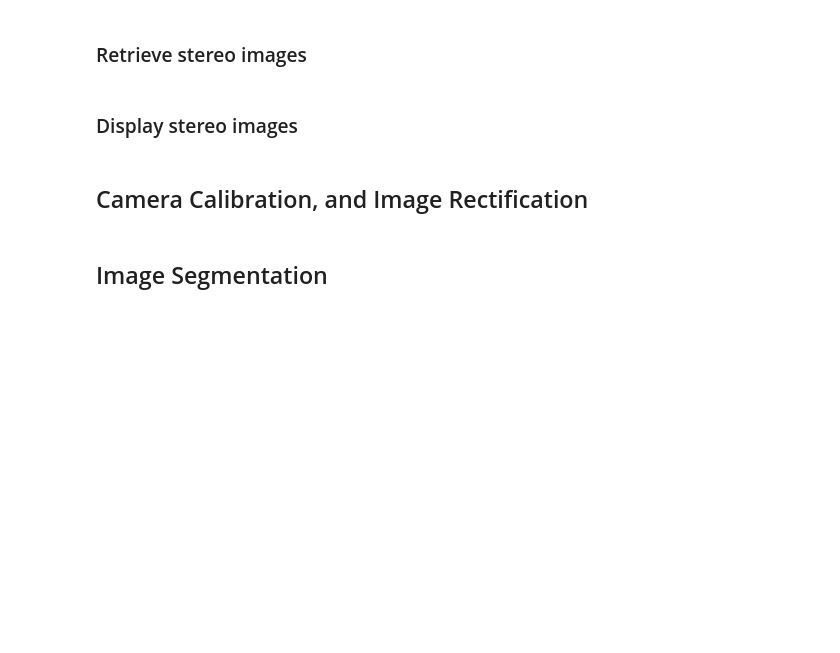
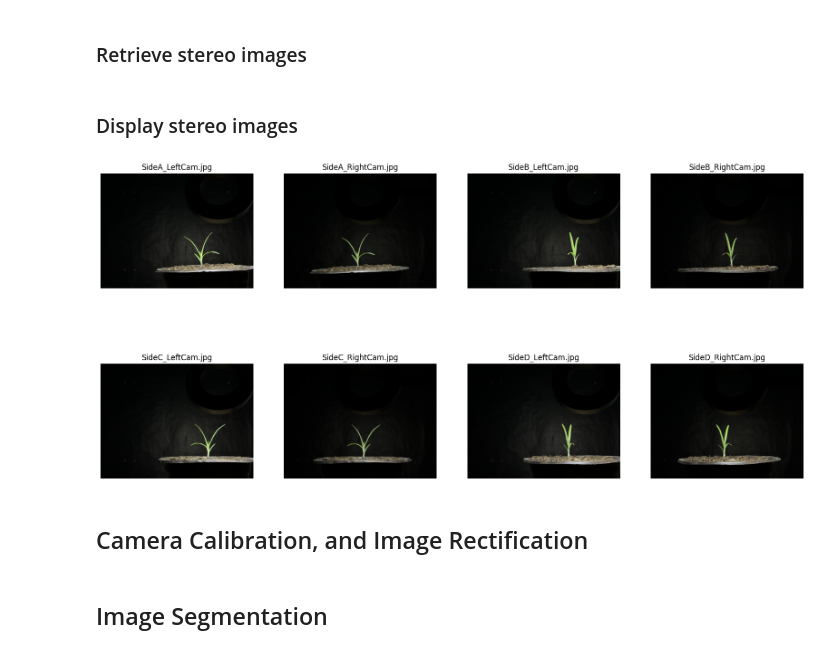
Before and after one commit to ivanintelligence/research-innovative-3d-model-reconstruction-from-2d-stereoscopic-plant-images, a Jupyter notebook: research_innovative_3d_model_reconstruction_from_2d_stereoscopic_plant_images_our_code.ipynb, the cells around one changed output. Cells and saved outputs as stored; diff of their text form; code cells hidden in the pictures; blank space fills up the shorter version.

```diff
--- a/research_innovative_3d_model_reconstruction_from_2d_stereoscopic_plant_images_our_code.ipynb
+++ b/research_innovative_3d_model_reconstruction_from_2d_stereoscopic_plant_images_our_code.ipynb
@@ -5,7 +42,31 @@
 # %% [markdown]
 # Global variables
+# %%
+# Define the path to your stereo images
+stereo_images_path = '/content/drive/MyDrive/Research Files/Other files/Development/3D Construction/Our 3D Construction/Files/Stereo images'
+
+# Filenames of the stereo images
+filenames = [
+    'SideA_LeftCam.jpg', 'SideA_RightCam.jpg',
+    'SideB_LeftCam.jpg', 'SideB_RightCam.jpg',
+    'SideC_LeftCam.jpg', 'SideC_RightCam.jpg',
+    'SideD_LeftCam.jpg', 'SideD_RightCam.jpg'
+]
+
+# Define the path to your calibration images
+calibration_images_path = '/content/drive/MyDrive/Research Files/Other files/Development/3D Construction/Our 3D Construction/Files/Checkerboard/Large checkerboard'
 # %% [markdown]
 # Functions
+# %%
+# Display the images
+def display_images(images, titles):
+    plt.figure(figsize=(20, 10))
+    for i, img in enumerate(images):
+        plt.subplot(2, 4, i+1)
+        plt.imshow(cv2.cvtColor(img, cv2.COLOR_BGR2RGB))
+        plt.title(titles[i])
+        plt.axis('off')
+    plt.show()
 # %% [markdown]
 # Program start
 # %% [markdown]
@@ -15,7 +82,22 @@
 # %% [markdown]
 ### Retrieve stereo images
+# %%
+# Load the images
+stereo_images = []
+for filename in filenames:
+    image_path = os.path.join(stereo_images_path, filename)
+    if os.path.exists(image_path):
+        img = cv2.imread(image_path)
+        stereo_images.append(img)
+    else:
+        print(f"Error: {filename} not found at {image_path}")
 # %% [markdown]
 ### Display stereo images
+# %%
+titles = filenames
+display_images(stereo_images, titles)
+# %% [output]
+[figure, added]
 # %% [markdown]
 ## Camera Calibration, and Image Rectification
 # %% [markdown]
```
Also changed, not shown: parts of 3 cells of this notebook.
